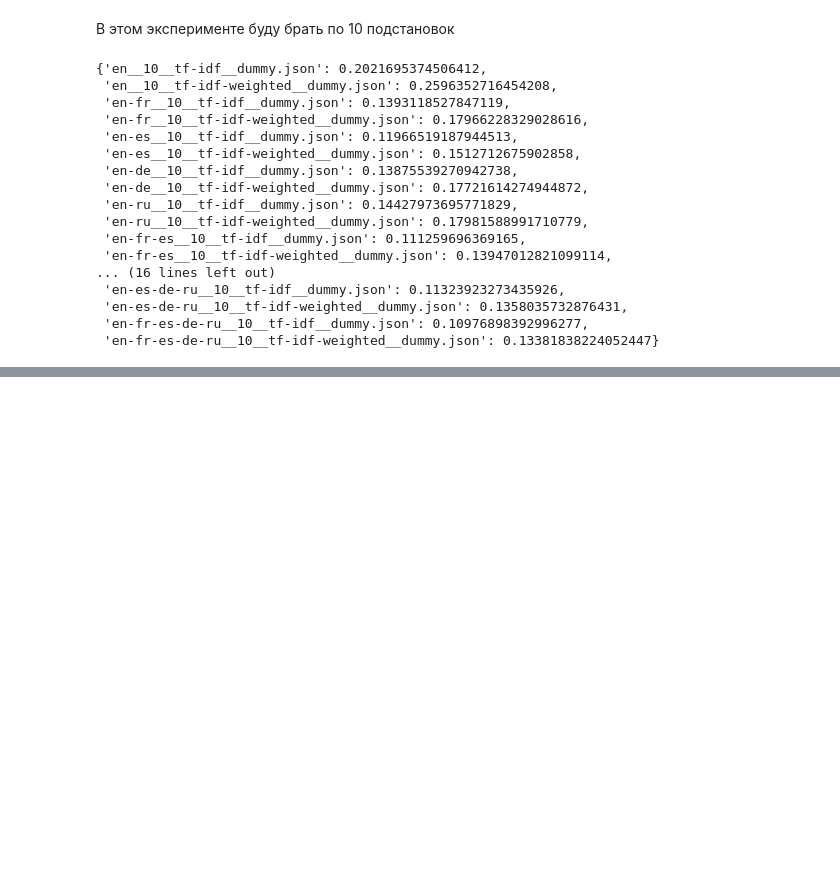
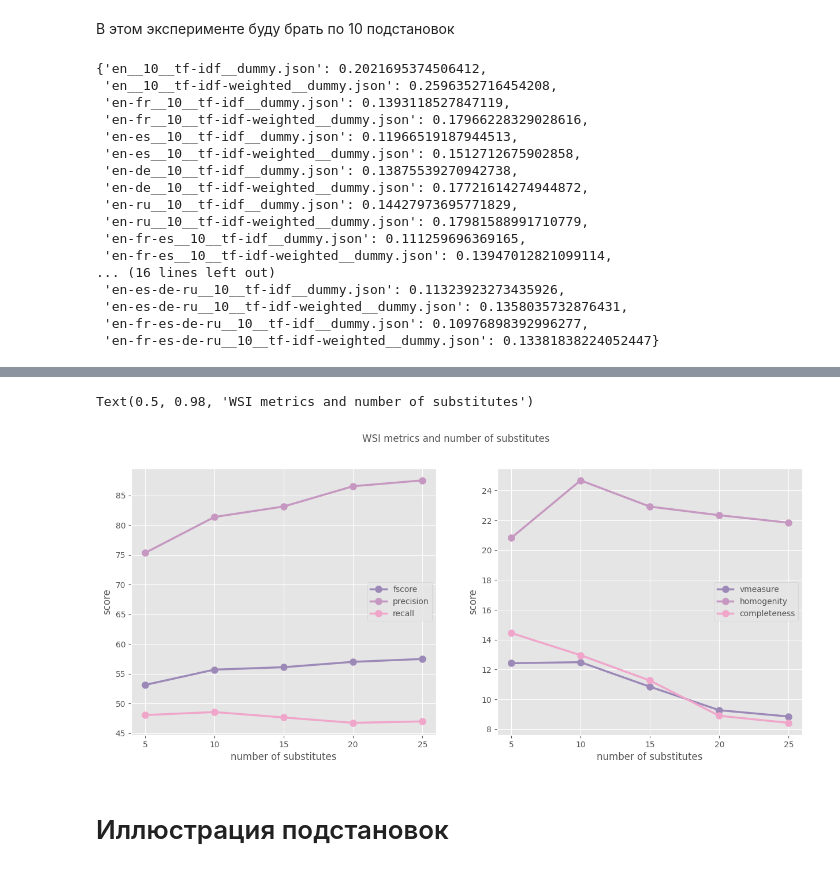
Before and after one commit to vknyazkova/Multilinguial_Substitutes_WSI, a Jupyter notebook: WSI_clusterization.ipynb, the cells around one changed output, grey strips where cells are left out. Cells and saved outputs as stored; diff of their text form; code cells hidden in the pictures; blank space fills up the shorter version.

```diff
--- a/WSI_clusterization.ipynb
+++ b/WSI_clusterization.ipynb
@@ -317,0 +521,7 @@ exp3_metrics.to_csv(Path(cluter_results_folder, 'exp_lang_combinations.csv'))
+# %%
+exp2_metrics = pd.read_csv(Path(cluter_results_folder, 'exp_all_langs_n_clusters.csv'))
+# %%
+exp2_metrics[['langs', 'n_subst', 'vectorizer', 'contextulized']] = exp2_metrics['Unnamed: 0'].str.split(pat='__', expand=True)
+exp2_metrics['n_langs'] = exp2_metrics['langs'].str.split(pat='-').apply(len)
+exp2_metrics.drop(columns=['Unnamed: 0'], inplace=True)
+exp2_metrics
@@ -317,0 +540,3 @@ exp3_metrics.to_csv(Path(cluter_results_folder, 'exp_lang_combinations.csv'))
+# %%
+exp2_metrics = exp2_metrics[exp2_metrics.vectorizer == 'tf-idf-weighted']
+exp2_metrics
@@ -317,0 +550,23 @@ exp3_metrics.to_csv(Path(cluter_results_folder, 'exp_lang_combinations.csv'))
+# %%
+fig, ax = plt.subplots(nrows=1, ncols=2, figsize=(15, 6))
+
+ax[0].plot(exp2_metrics.n_subst, exp2_metrics.fscore, marker='o', markersize=8, color='#9c89b8', label='fscore', linewidth=2.5)
+ax[0].plot(exp2_metrics.n_subst, exp2_metrics.precision, marker='o', markersize=8, color='#c698c1', label='precision', linewidth=2.5)
+ax[0].plot(exp2_metrics.n_subst, exp2_metrics.recall, marker='o', markersize=8, color='#f0a6ca', label='recall', linewidth=2.5)
+
+ax[1].plot(exp2_metrics.n_subst, exp2_metrics.vmeasure, marker='o', markersize=8, color='#9c89b8', label='vmeasure', linewidth=2.5)
+ax[1].plot(exp2_metrics.n_subst, exp2_metrics.homogenity, marker='o', markersize=8, color='#c698c1', label='homogenity', linewidth=2.5)
+ax[1].plot(exp2_metrics.n_subst, exp2_metrics.completeness, marker='o', markersize=8, color='#f0a6ca', label='completeness', linewidth=2.5)
+
+ax[0].set_xlabel('number of substitutes')
+ax[1].set_xlabel('number of substitutes')
+ax[0].set_ylabel('score')
+ax[1].set_ylabel('score')
+ax[0].legend(labelcolor='#555555', loc='center right')
+ax[1].legend(labelcolor='#555555', loc='center right')
+fig.suptitle('WSI metrics and number of substitutes', fontdict={'color': '#555555'})
+# %% [output]
+Text(0.5, 0.98, 'WSI metrics and number of substitutes')
+[figure, added]
+# %% [markdown]
+# Иллюстрация подстановок
```
Also changed, not shown: parts of 28 cells of this notebook.
